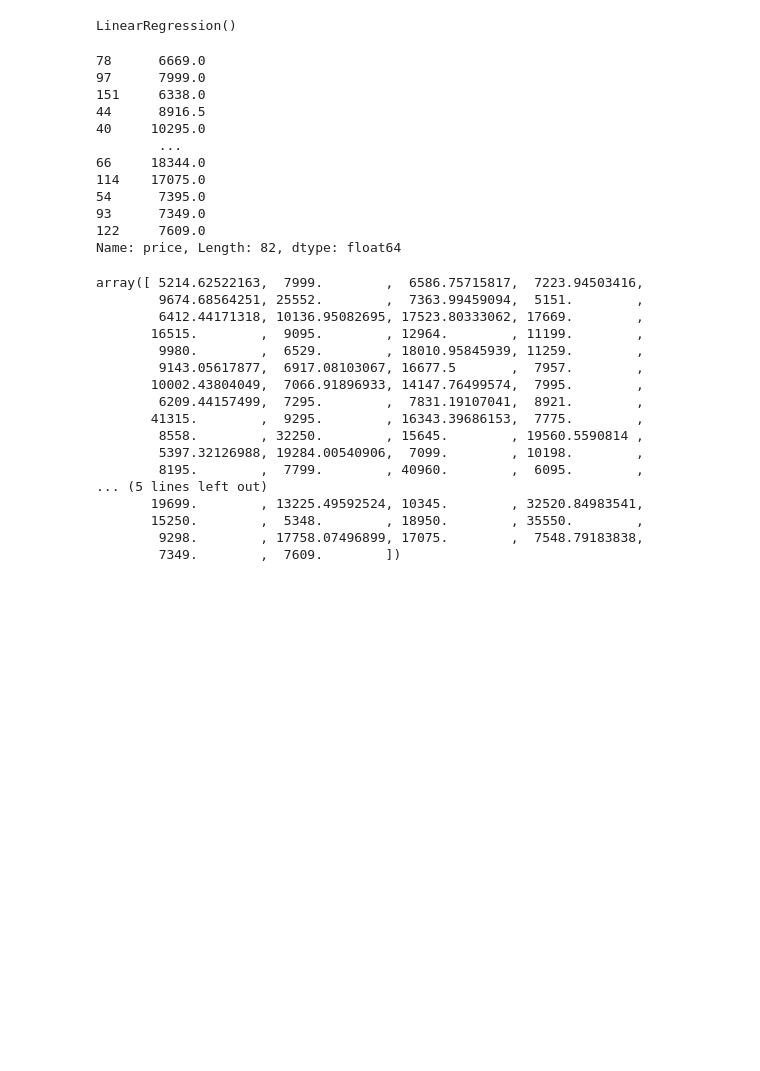
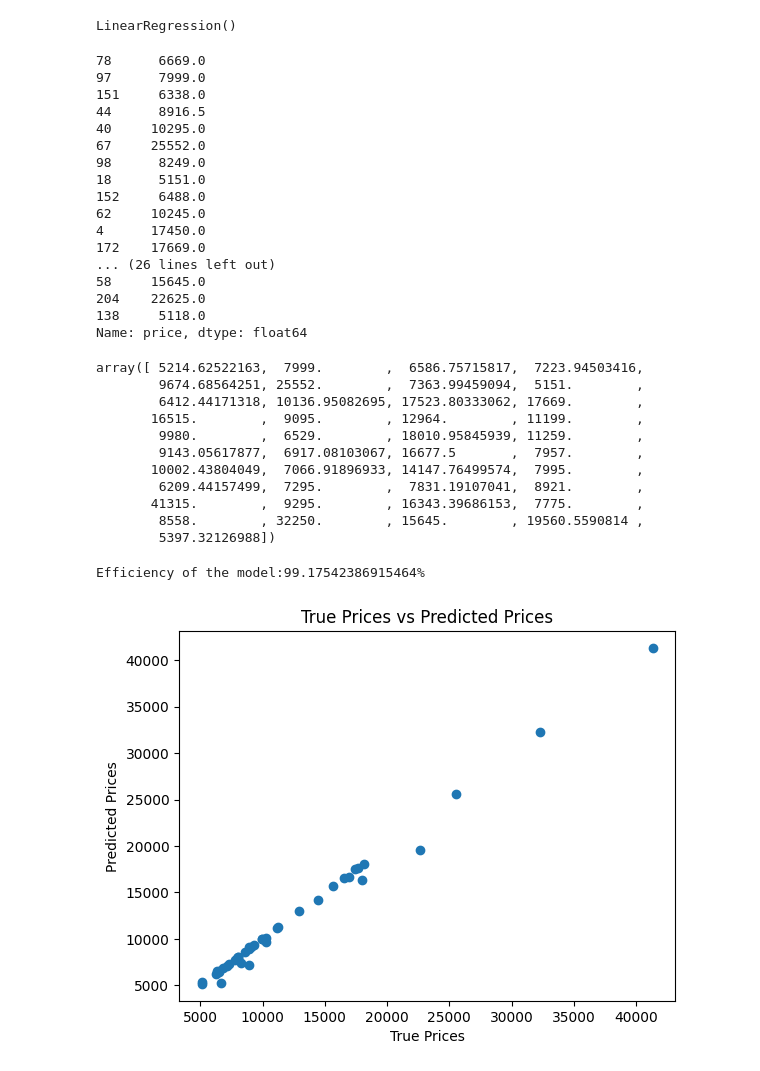
Before and after one commit to snaper20/OIBSIP, a Jupyter notebook: CAR_PRICE/CAR_PRICE.ipynb, the cells around one changed output. Cells and saved outputs as stored; diff of their text form; code cells hidden in the pictures; blank space fills up the shorter version.

Commit message:
graph

```diff
--- a/CAR_PRICE/CAR_PRICE.ipynb
+++ b/CAR_PRICE/CAR_PRICE.ipynb
@@ -105,7 +105,7 @@ See the caveats in the documentation: https://pandas.pydata.org/pandas-docs/stab
   X['carbody'] = le.fit_transform(X['carbody'])
 # %%
 Car_Model = LinearRegression()
-train_X , test_X , train_Y , test_Y = train_test_split(X,Y,test_size=0.4,random_state=1)
+train_X , test_X , train_Y , test_Y = train_test_split(X,Y,test_size=0.2,random_state=1)
 Car_Model.fit(X, Y)
 # %% [output]
 LinearRegression()
@@ -117,13 +117,18 @@ test_Y
 151     6338.0
 44      8916.5
 40     10295.0
-        ...
-66     18344.0
-114    17075.0
-54      7395.0
-93      7349.0
-122     7609.0
-Name: price, Length: 82, dtype: float64
+67     25552.0
+98      8249.0
+18      5151.0
+152     6488.0
+62     10245.0
+4      17450.0
+172    17669.0
+... (26 lines left out)
+58     15645.0
+204    22625.0
+138     5118.0
+Name: price, dtype: float64
 # %%
 Y_prediction = Car_Model.predict(test_X)
 # %%
@@ -139,10 +144,17 @@ array([ 5214.62522163,  7999.        ,  6586.75715817,  7223.94503416,
         6209.44157499,  7295.        ,  7831.19107041,  8921.        ,
        41315.        ,  9295.        , 16343.39686153,  7775.        ,
         8558.        , 32250.        , 15645.        , 19560.5590814 ,
-        5397.32126988, 19284.00540906,  7099.        , 10198.        ,
-        8195.        ,  7799.        , 40960.        ,  6095.        ,
-... (5 lines left out)
-       19699.        , 13225.49592524, 10345.        , 32520.84983541,
-       15250.        ,  5348.        , 18950.        , 35550.        ,
-        9298.        , 17758.07496899, 17075.        ,  7548.79183838,
-        7349.        ,  7609.        ])
+        5397.32126988])
+# %%
+r2= r2_score(test_Y,Y_prediction)
+print(f"Efficiency of the model:{r2*100}%")
+# %% [output]
+Efficiency of the model:99.17542386915464%
+# %%
+plt.scatter(test_Y, Y_prediction)
+plt.xlabel("True Prices")
+plt.ylabel("Predicted Prices")
+plt.title("True Prices vs Predicted Prices")
+plt.show()
+# %% [output]
+[figure, added]
```
Also changed, not shown: parts of 1 cell of this notebook.
